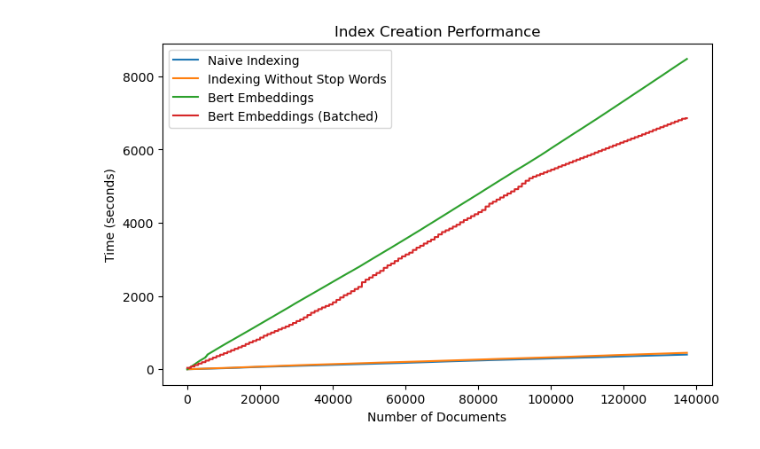
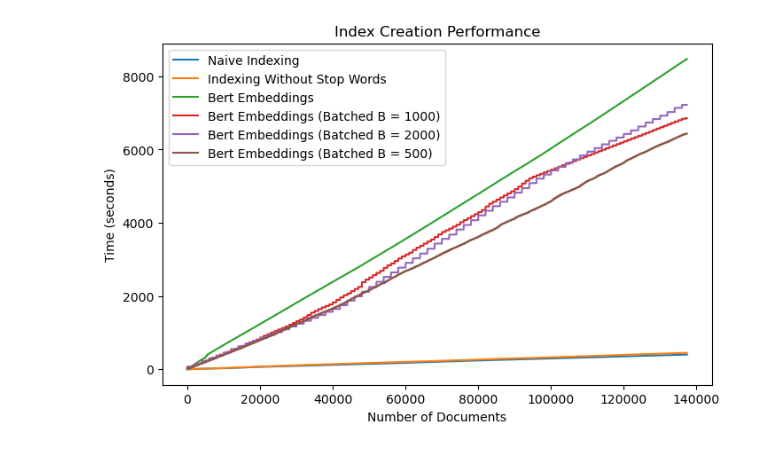
Before and after one commit to shahdivyank/cs242-info-ret, a Jupyter notebook: phase_2/visualization.ipynb, the cells around one changed output. Drawn from its saved outputs; the diff is of its cells as text; code cells hidden in the pictures.

```diff
--- a/phase_2/visualization.ipynb
+++ b/phase_2/visualization.ipynb
@@ -5,23 +5,27 @@ times = np.load("../phase_1/indexing/times.npy")
 stopwords = np.load("../phase_1/indexing/stopwords.npy")
 bert_embeddings = np.load("./bert_embeddings_indexing.npy")
 bert_embeddings_batches = np.load("./bert_embeddings_batches_indexing.npy")
+bert_embeddings_batches_2000 = np.load("./bert_embeddings_batches_2000_indexing.npy")
+bert_embeddings_batches_500 = np.load("./bert_embeddings_batches_500_indexing.npy")
 # %%
 import matplotlib.pyplot as plt
 
 TOTAL_DOCUMENTS = 137375
 
 plt.figure(figsize=(8, 5))
 
 plt.plot(range(TOTAL_DOCUMENTS), times, linestyle='-', label="Naive Indexing")
 plt.plot(range(TOTAL_DOCUMENTS), stopwords, linestyle='-', label="Indexing Without Stop Words")
 plt.plot(range(TOTAL_DOCUMENTS), bert_embeddings, linestyle='-', label="Bert Embeddings")
-plt.plot(range(TOTAL_DOCUMENTS), bert_embeddings_batches, linestyle='-', label="Bert Embeddings (Batched)")
+plt.plot(range(TOTAL_DOCUMENTS), bert_embeddings_batches, linestyle='-', label="Bert Embeddings (Batched B = 1000)")
+plt.plot(range(TOTAL_DOCUMENTS), bert_embeddings_batches_2000, linestyle='-', label="Bert Embeddings (Batched B = 2000)")
+plt.plot(range(TOTAL_DOCUMENTS), bert_embeddings_batches_500, linestyle='-', label="Bert Embeddings (Batched B = 500)")
 
 plt.xlabel("Number of Documents")
 plt.ylabel("Time (seconds)")
 plt.title("Index Creation Performance")
 
 plt.legend()
 plt.show()
 # %% [output]
-[figure, old version]
+[figure, new version]
```
Also changed, not shown: 3 other files.
